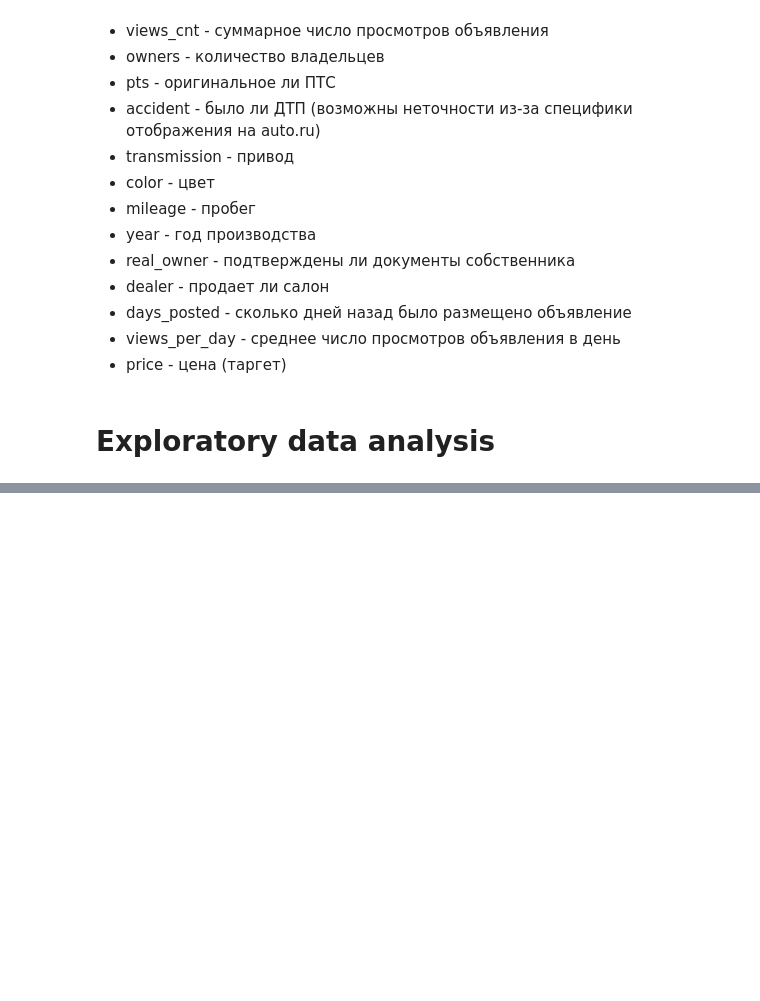
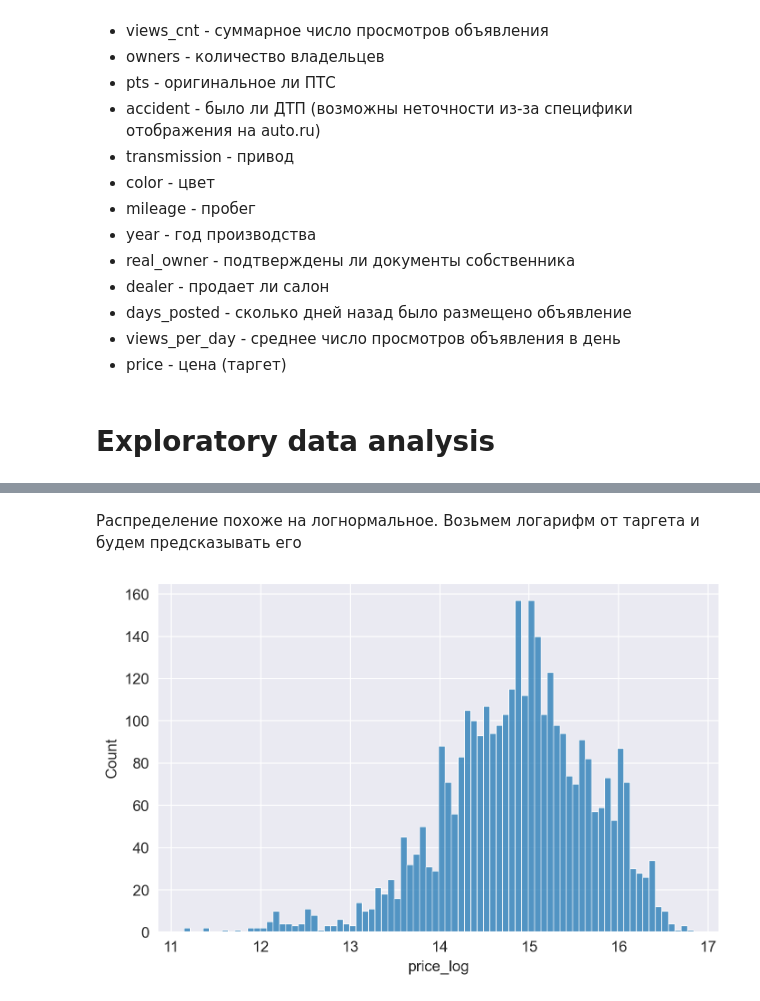
Before and after one commit to DmitySH/autoru-price-predictor, a Jupyter notebook: main.ipynb, the cells around one changed output, grey strips where cells are left out. Saved outputs shown, nothing was run; the diff lists cells and outputs as text; code cells hidden in the pictures; blank space fills up the shorter version.

```diff
--- a/main.ipynb
+++ b/main.ipynb
@@ -694,0 +697,8 @@ df.head()
+# %% [markdown]
+Распределение похоже на логнормальное. Возьмем логарифм от таргета и будем предсказывать его
+# %%
+df['price_log'] = np.log1p(df['price'])
+sns.histplot(df, x=df['price_log'], bins=80)
+plt.show()
+# %% [output]
+[figure, added]
```
Also changed, not shown: parts of 32 cells of this notebook.
